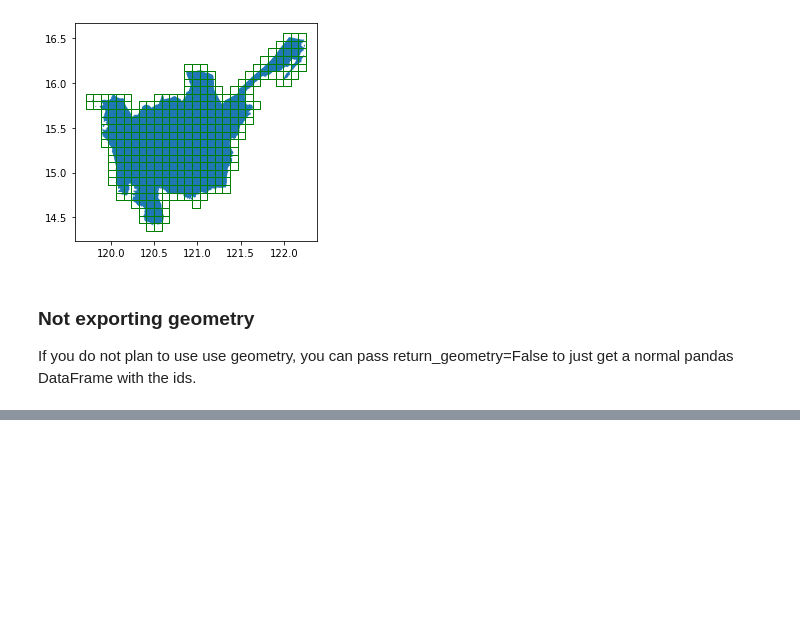
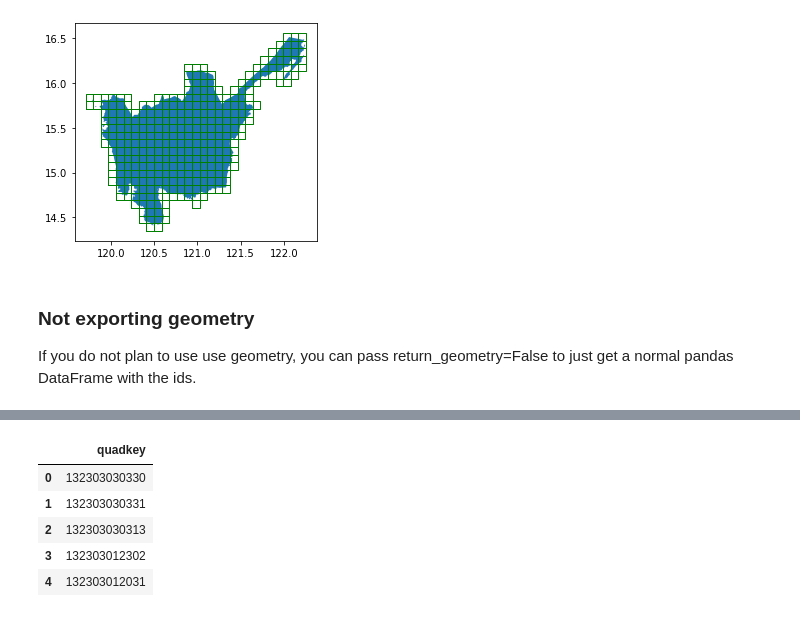
Before and after one commit to thinkingmachines/geowrangler, a Jupyter notebook: notebooks/tutorial.grids.ipynb, the cells around one changed output, grey strips where cells are left out. Saved outputs shown, nothing was run; the diff lists cells and outputs as text; code cells hidden in the pictures; blank space fills up the shorter version.

```diff
--- a/notebooks/tutorial.grids.ipynb
+++ b/notebooks/tutorial.grids.ipynb
@@ -430,0 +408,3 @@ bing_tile_grid_generator_no_geom.generate_grid(region3_gdf)
+# %%
+%%time
+bing_region3_keys = bing_tile_grid_generator_no_geom.generate_grid(region3_gdf)
@@ -430,0 +414,9 @@ bing_tile_grid_generator_no_geom.generate_grid(region3_gdf)
+# %%
+bing_region3_keys.head()
+# %% [output]
+|  | quadkey |
+| 0 | 132303030330 |
+| 1 | 132303030331 |
+| 2 | 132303030313 |
+| 3 | 132303012302 |
+| 4 | 132303012031 |
```
Also changed, not shown: parts of 19 cells of this notebook.
